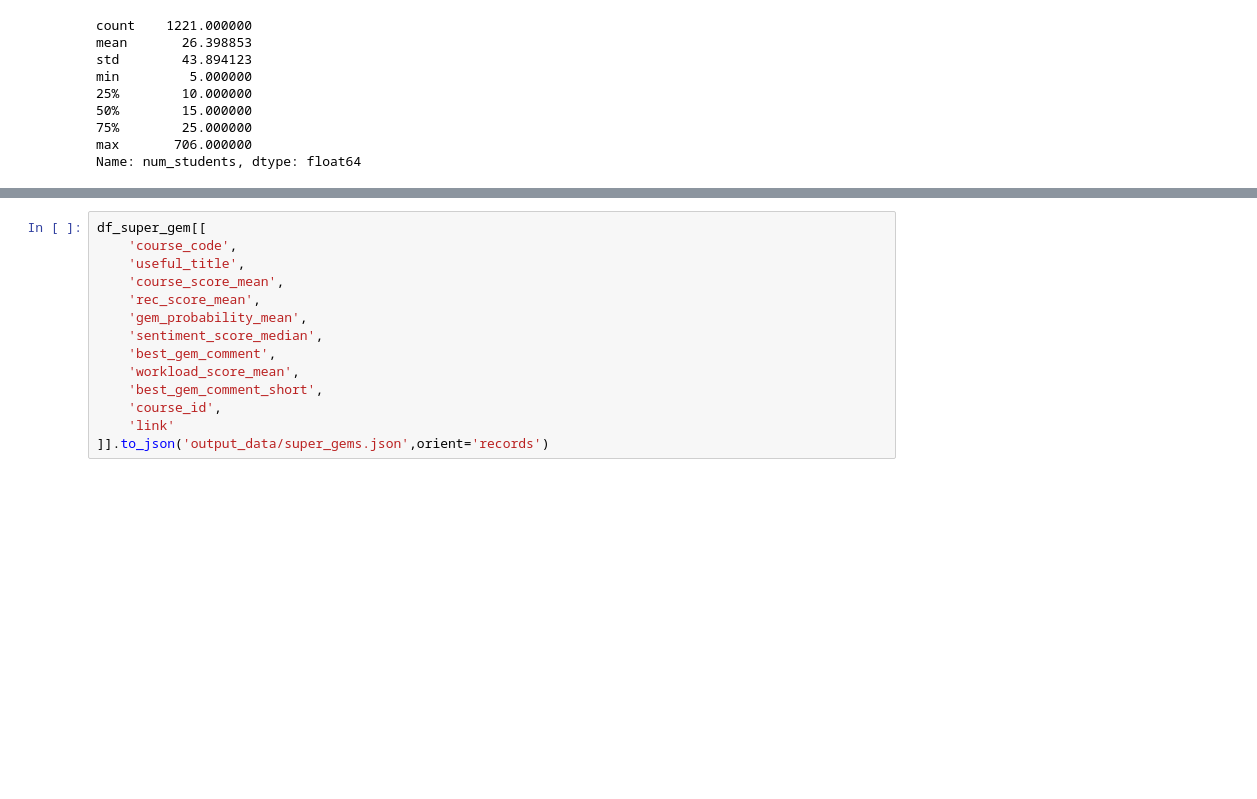
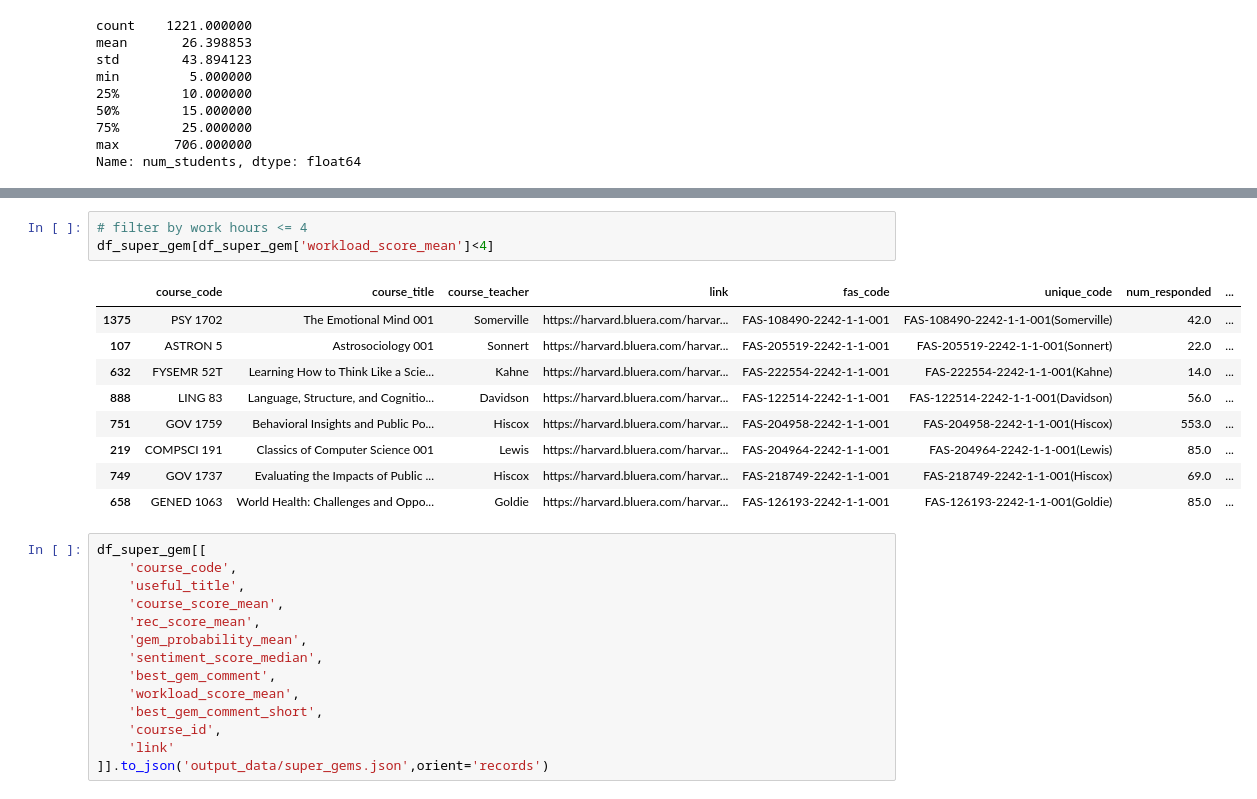
Before and after one commit to jeqcho/harvard_gem_finder, a Jupyter notebook: course_ratings_analysis.ipynb, the cells around one changed output, grey strips where cells are left out. Drawn from its saved outputs; the diff is of its cells as text; blank space fills up the shorter version.

Commit message:
course ratings and readme

```diff
--- a/course_ratings_analysis.ipynb
+++ b/course_ratings_analysis.ipynb
@@ -382,6 +378,19 @@ df_super_gem
 | 219 | COMPSCI 191 | Classics of Computer Science 001 | Lewis | https://harvard.bluera.com/harvar... | FAS-204964-2242-1-1-001 | FAS-204964-2242-1-1-001(Lewis) | 85.0 | ... |
 | 749 | GOV 1737 | Evaluating the Impacts of Public ... | Hiscox | https://harvard.bluera.com/harvar... | FAS-218749-2242-1-1-001 | FAS-218749-2242-1-1-001(Hiscox) | 69.0 | ... |
 | 658 | GENED 1063 | World Health: Challenges and Oppo... | Goldie | https://harvard.bluera.com/harvar... | FAS-126193-2242-1-1-001 | FAS-126193-2242-1-1-001(Goldie) | 85.0 | ... |
+# %%
+# filter by work hours <= 4
+df_super_gem[df_super_gem['workload_score_mean']<4]
+# %% [output]
+|  | course_code | course_title | course_teacher | link | fas_code | unique_code | num_responded | ... |
+| 1375 | PSY 1702 | The Emotional Mind 001 | Somerville | https://harvard.bluera.com/harvar... | FAS-108490-2242-1-1-001 | FAS-108490-2242-1-1-001(Somerville) | 42.0 | ... |
+| 107 | ASTRON 5 | Astrosociology 001 | Sonnert | https://harvard.bluera.com/harvar... | FAS-205519-2242-1-1-001 | FAS-205519-2242-1-1-001(Sonnert) | 22.0 | ... |
+| 632 | FYSEMR 52T | Learning How to Think Like a Scie... | Kahne | https://harvard.bluera.com/harvar... | FAS-222554-2242-1-1-001 | FAS-222554-2242-1-1-001(Kahne) | 14.0 | ... |
+| 888 | LING 83 | Language, Structure, and Cognitio... | Davidson | https://harvard.bluera.com/harvar... | FAS-122514-2242-1-1-001 | FAS-122514-2242-1-1-001(Davidson) | 56.0 | ... |
+| 751 | GOV 1759 | Behavioral Insights and Public Po... | Hiscox | https://harvard.bluera.com/harvar... | FAS-204958-2242-1-1-001 | FAS-204958-2242-1-1-001(Hiscox) | 553.0 | ... |
+| 219 | COMPSCI 191 | Classics of Computer Science 001 | Lewis | https://harvard.bluera.com/harvar... | FAS-204964-2242-1-1-001 | FAS-204964-2242-1-1-001(Lewis) | 85.0 | ... |
+| 749 | GOV 1737 | Evaluating the Impacts of Public ... | Hiscox | https://harvard.bluera.com/harvar... | FAS-218749-2242-1-1-001 | FAS-218749-2242-1-1-001(Hiscox) | 69.0 | ... |
+| 658 | GENED 1063 | World Health: Challenges and Oppo... | Goldie | https://harvard.bluera.com/harvar... | FAS-126193-2242-1-1-001 | FAS-126193-2242-1-1-001(Goldie) | 85.0 | ... |
 # %%
 df_super_gem[[
     'course_code',
```
Also changed, not shown: parts of 3 cells of this notebook, 2 other files.
